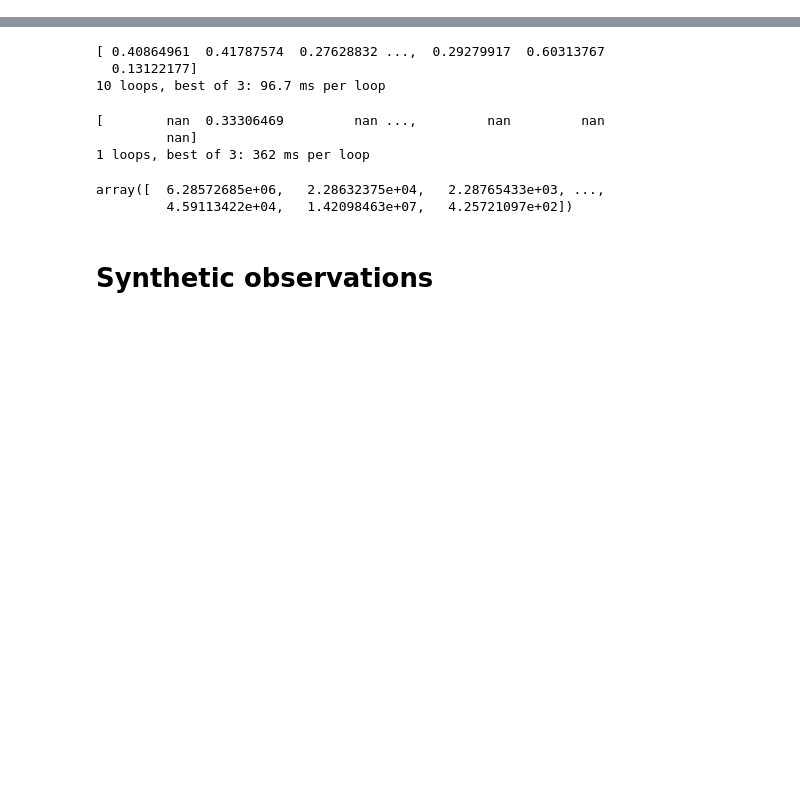
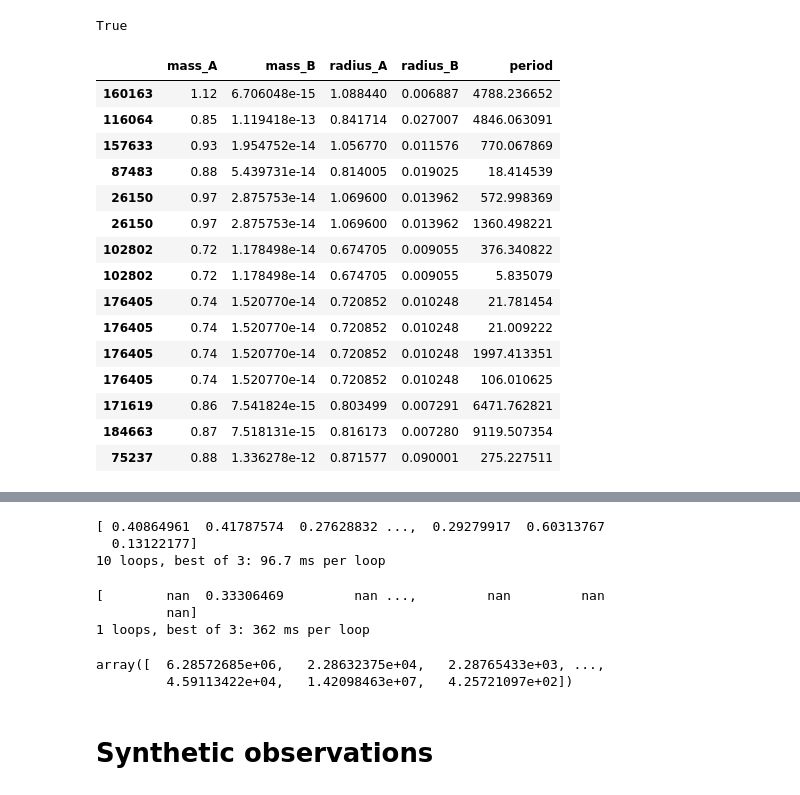
Before and after one commit to timothydmorton/exosyspop, a Jupyter notebook: demo.ipynb, the cells around one changed output, grey strips where cells are left out. Drawn from its saved outputs; the diff is of its cells as text; code cells hidden in the pictures; blank space fills up the shorter version.

```diff
--- a/demo.ipynb
+++ b/demo.ipynb
@@ -0,0 +10,3 @@
+# %%
+#pop = get_bgpop()
+pop = get_planets()
@@ -0,0 +17,16 @@
+# %%
+from exosyspop.populations import PoissonPlanetPopulation
+import cPickle as pickle
+
+rB = pop.radius_B
+s1 = pop.stars
+rootLogger.setLevel(logging.INFO)
+pop._train_trap(N=200)
+rootLogger.setLevel(logging.DEBUG)
+obs = pop.observe(regr_trap=True)
+pop.save('test', overwrite=True)
+#pickle.dump(pop, open('test.pkl', 'wb'))
+#pop = pickle.load(open('test.pkl', 'rb'))
+pop = PoissonPlanetPopulation('test')
+s2 = pop.stars
+rB2 = pop.radius_B
@@ -0,0 +41,24 @@
+# %%
+(rB==rB2).all()
+# %% [output]
+True
+# %%
+cols = ['mass_A', 'mass_B', 'radius_A', 'radius_B','period']
+s1[cols].head(15)
+# %% [output]
+|  | mass_A | mass_B | radius_A | radius_B | period |
+| 160163 | 1.12 | 6.706048e-15 | 1.088440 | 0.006887 | 4788.236652 |
+| 116064 | 0.85 | 1.119418e-13 | 0.841714 | 0.027007 | 4846.063091 |
+| 157633 | 0.93 | 1.954752e-14 | 1.056770 | 0.011576 | 770.067869 |
+| 87483 | 0.88 | 5.439731e-14 | 0.814005 | 0.019025 | 18.414539 |
+| 26150 | 0.97 | 2.875753e-14 | 1.069600 | 0.013962 | 572.998369 |
+| 26150 | 0.97 | 2.875753e-14 | 1.069600 | 0.013962 | 1360.498221 |
+| 102802 | 0.72 | 1.178498e-14 | 0.674705 | 0.009055 | 376.340822 |
+| 102802 | 0.72 | 1.178498e-14 | 0.674705 | 0.009055 | 5.835079 |
+| 176405 | 0.74 | 1.520770e-14 | 0.720852 | 0.010248 | 21.781454 |
+| 176405 | 0.74 | 1.520770e-14 | 0.720852 | 0.010248 | 21.009222 |
+| 176405 | 0.74 | 1.520770e-14 | 0.720852 | 0.010248 | 1997.413351 |
+| 176405 | 0.74 | 1.520770e-14 | 0.720852 | 0.010248 | 106.010625 |
+| 171619 | 0.86 | 7.541824e-15 | 0.803499 | 0.007291 | 6471.762821 |
+| 184663 | 0.87 | 7.518131e-15 | 0.816173 | 0.007280 | 9119.507354 |
+| 75237 | 0.88 | 1.336278e-12 | 0.871577 | 0.090001 | 275.227511 |
```
Also changed, not shown: parts of 25 cells of this notebook, 3 other files.
